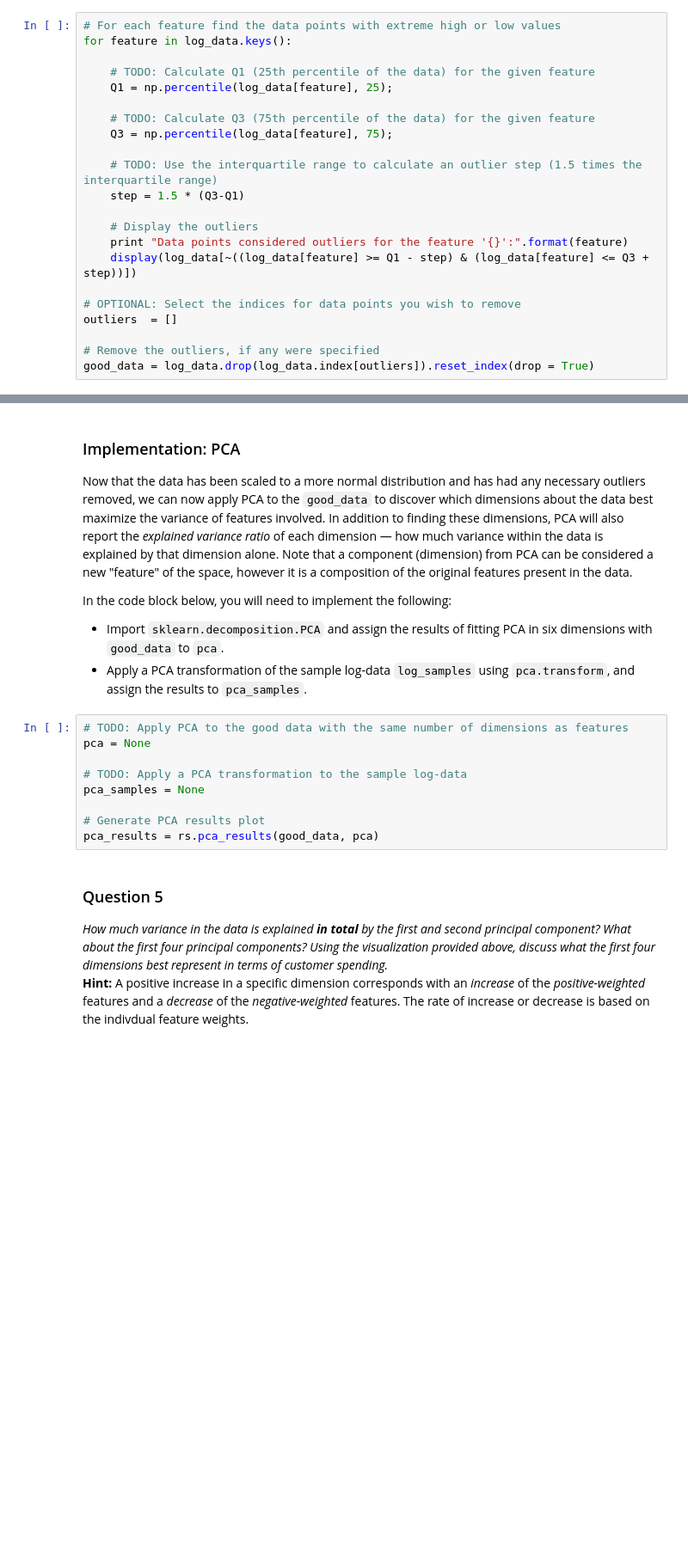
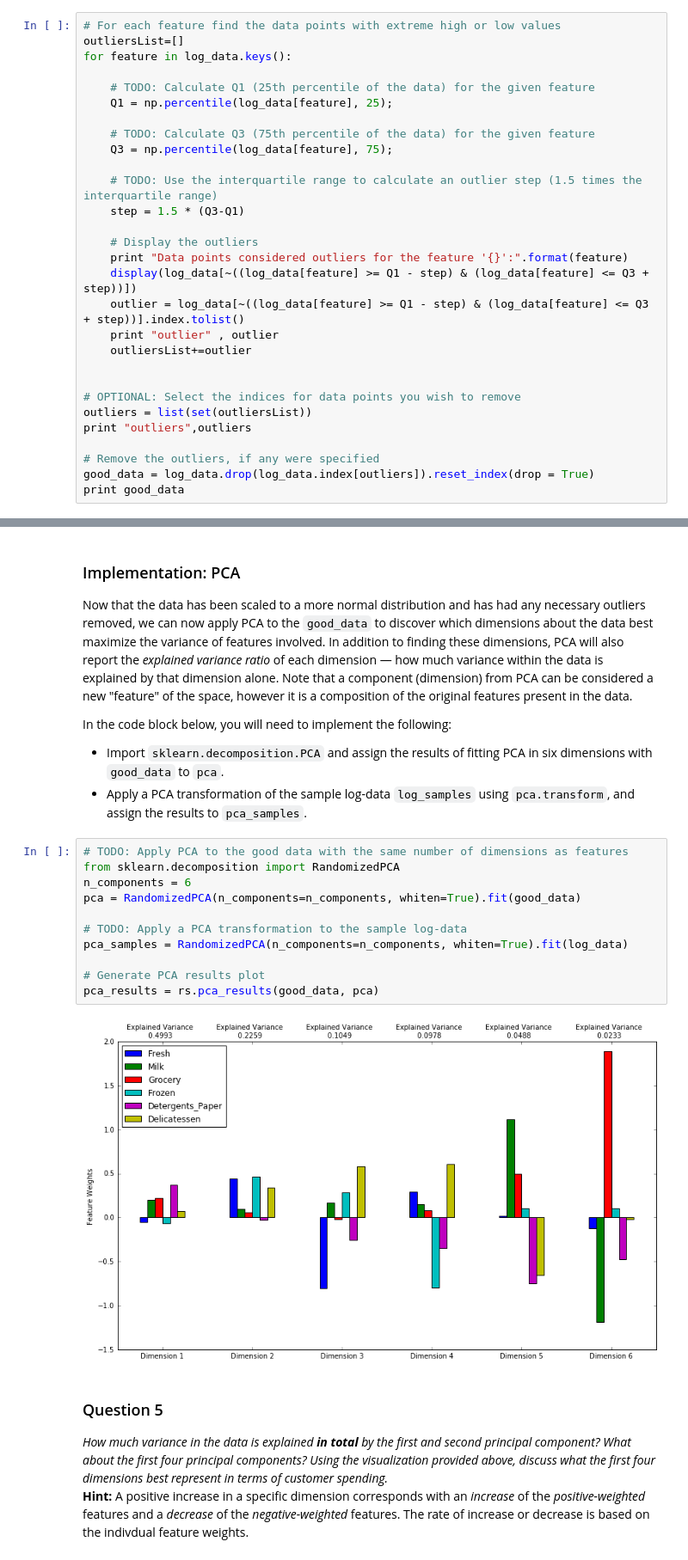
Before and after one commit to AnasMourad/customer-segments-machineLearning, a Jupyter notebook: customer_segments.ipynb, the cells around one changed output, grey strips where cells are left out. Shown: that part at 86% size. Saved outputs shown, nothing was run; the diff lists cells and outputs as text; blank space fills up the shorter version.

```diff
--- a/customer_segments.ipynb
+++ b/customer_segments.ipynb
@@ -216,6 +216,7 @@ In the code block below, you will need to implement the following:
 Once you have performed this implementation, the dataset will be stored in the variable `good_data`.
 # %%
 # For each feature find the data points with extreme high or low values
+outliersList=[]
 for feature in log_data.keys():
 
     # TODO: Calculate Q1 (25th percentile of the data) for the given feature
@@ -230,12 +231,18 @@ for feature in log_data.keys():
     # Display the outliers
     print "Data points considered outliers for the feature '{}':".format(feature)
     display(log_data[~((log_data[feature] >= Q1 - step) & (log_data[feature] <= Q3 + step))])
+    outlier = log_data[~((log_data[feature] >= Q1 - step) & (log_data[feature] <= Q3 + step))].index.tolist()
+    print "outlier" , outlier
+    outliersList+=outlier
+
 
 # OPTIONAL: Select the indices for data points you wish to remove
-outliers  = []
+outliers = list(set(outliersList))
+print "outliers",outliers
 
 # Remove the outliers, if any were specified
 good_data = log_data.drop(log_data.index[outliers]).reset_index(drop = True)
+print good_data
 # %% [output]
 Data points considered outliers for the feature 'Fresh':
 |  | Fresh | Milk | Grocery | Frozen | Detergents_Paper | Delicatessen |
@@ -315,13 +345,17 @@ In the code block below, you will need to implement the following:
  - Apply a PCA transformation of the sample log-data `log_samples` using `pca.transform`, and assign the results to `pca_samples`.
 # %%
 # TODO: Apply PCA to the good data with the same number of dimensions as features
-pca = None
+from sklearn.decomposition import RandomizedPCA
+n_components = 6
+pca = RandomizedPCA(n_components=n_components, whiten=True).fit(good_data)
 
 # TODO: Apply a PCA transformation to the sample log-data
-pca_samples = None
+pca_samples = RandomizedPCA(n_components=n_components, whiten=True).fit(log_data)
 
 # Generate PCA results plot
 pca_results = rs.pca_results(good_data, pca)
+# %% [output]
+[figure, added]
 # %% [markdown]
 ### Question 5
 *How much variance in the data is explained* ***in total*** *by the first and second principal component? What about the first four principal components? Using the visualization provided above, discuss what the first four dimensions best represent in terms of customer spending.*
```
Also changed, not shown: parts of 6 cells of this notebook.
